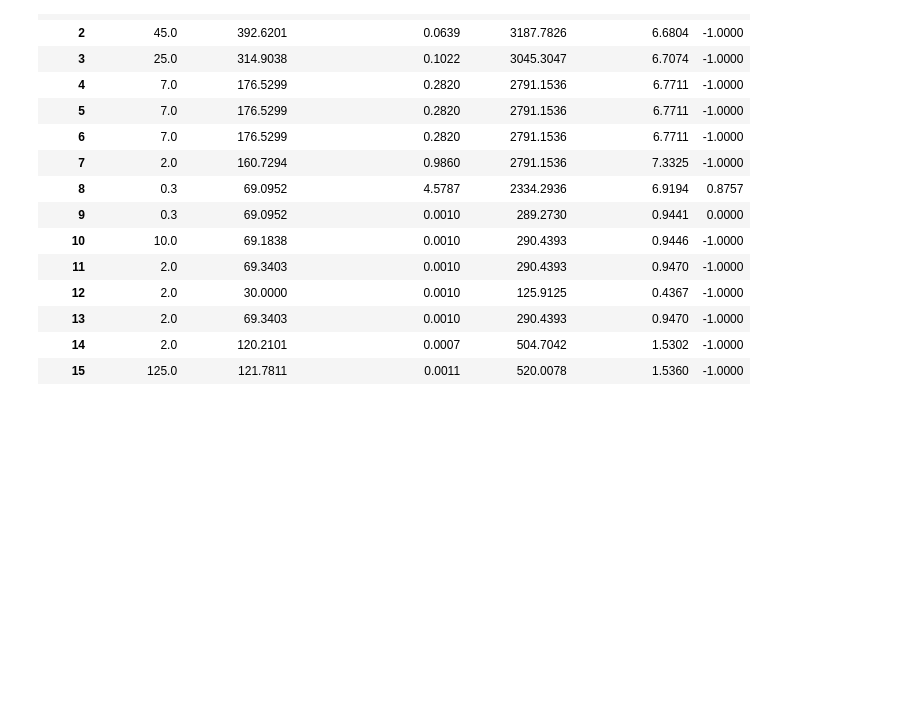
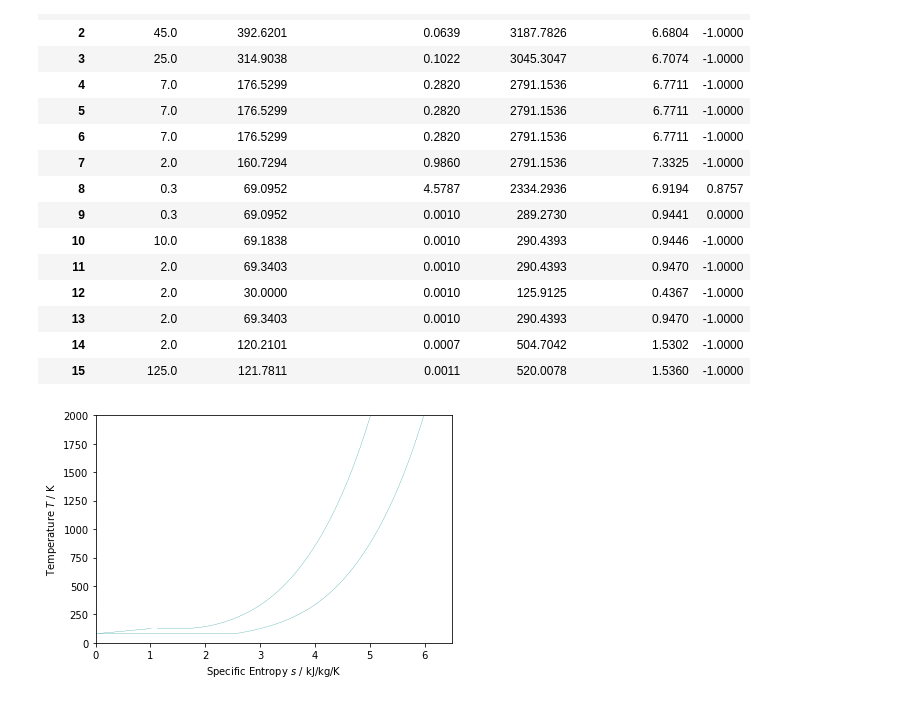
Before and after one commit to pimenta-arthur/thermoelectric_cycle, a Jupyter notebook: ENE129-T1.ipynb, the cells around one changed output. Cells and saved outputs as stored; diff of their text form; code cells hidden in the pictures; blank space fills up the shorter version.

```diff
--- a/ENE129-T1.ipynb
+++ b/ENE129-T1.ipynb
@@ -620,0 +647,14 @@ y_1 = f(x_1)
+# %%
+import CoolProp.Plots as CPP
+import warnings
+import matplotlib.pyplot as plt
+warnings.filterwarnings('ignore')
+Tsplot = CPP.PropertyPlot('HEOS::Air', 'TS', unit_system = "KSI", tp_limits='NONE')
+#Tsplot.calc_isolines(CoolProp.iQ, num=2)
+plt.axis([0,6.5,0,2000])
+Pa = 1.013*1e5
+Pcomp = 30*1e5
+Tsplot.calc_isolines(CoolProp.iP, iso_range = [Pa*1e-3, Pcomp*1e-3], num = 2, rounding = False)
+Tsplot.show()
+# %% [output]
+[figure, added]
```
Also changed, not shown: parts of 12 cells of this notebook.
